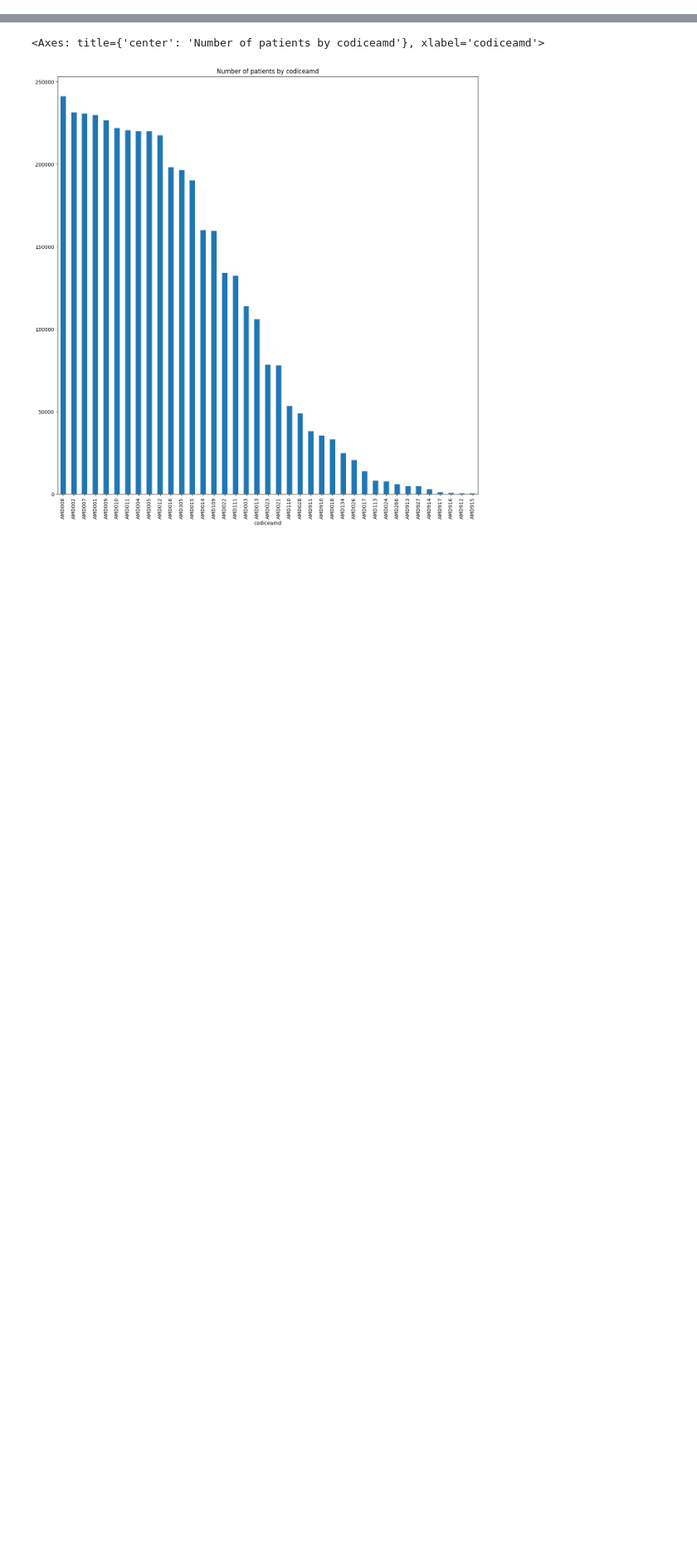
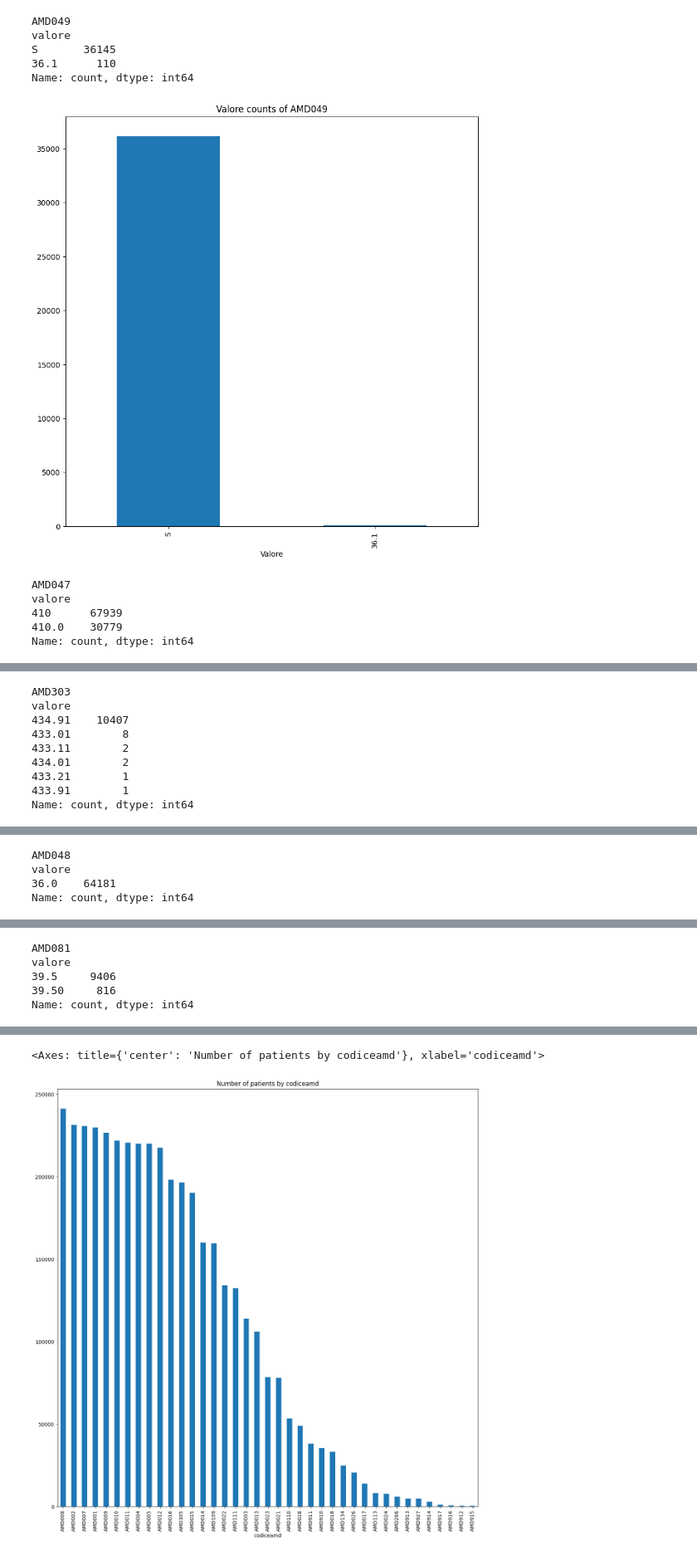
Before and after one commit to AntoAndGar/ML-Health-Event-Prediction, a Jupyter notebook: plot.ipynb, the cells around one changed output, grey strips where cells are left out. Shown at 83% size. Cells and saved outputs as stored; diff of their text form; code cells hidden in the pictures; blank space fills up the shorter version.

```diff
--- a/plot.ipynb
+++ b/plot.ipynb
@@ -117 +133,27 @@ b.plot(
 [figure]
+# %%
+df2 = df1[df1["codiceamd"].isin(wanted_amd)]
+
+for amd in df2["codiceamd"].dropna().unique():
+    print(amd)
+    a = df2[df2["codiceamd"] == amd]
+    print(a["valore"].value_counts())
+    a[f"valore"].value_counts().plot(
+        kind="bar",
+        title=f"Valore counts of {amd}",
+        xlabel="Valore",
+        figsize=(10, 10),
+    )
+    plt.show()
+# %% [output]
+AMD049
+valore
+S       36145
+36.1      110
+Name: count, dtype: int64
+[figure, added]
+AMD047
+valore
+410      67939
+410.0    30779
+Name: count, dtype: int64
@@ -117,0 +161,9 @@ b.plot(
+AMD303
+valore
+434.91    10407
+433.01        8
+433.11        2
+434.01        2
+433.21        1
+433.91        1
+Name: count, dtype: int64
@@ -117,0 +171,4 @@ b.plot(
+AMD048
+valore
+36.0    64181
+Name: count, dtype: int64
@@ -117,0 +176,5 @@ b.plot(
+AMD081
+valore
+39.5     9406
+39.50     816
+Name: count, dtype: int64
```
Also changed, not shown: parts of 9 cells of this notebook, 1 other file.
